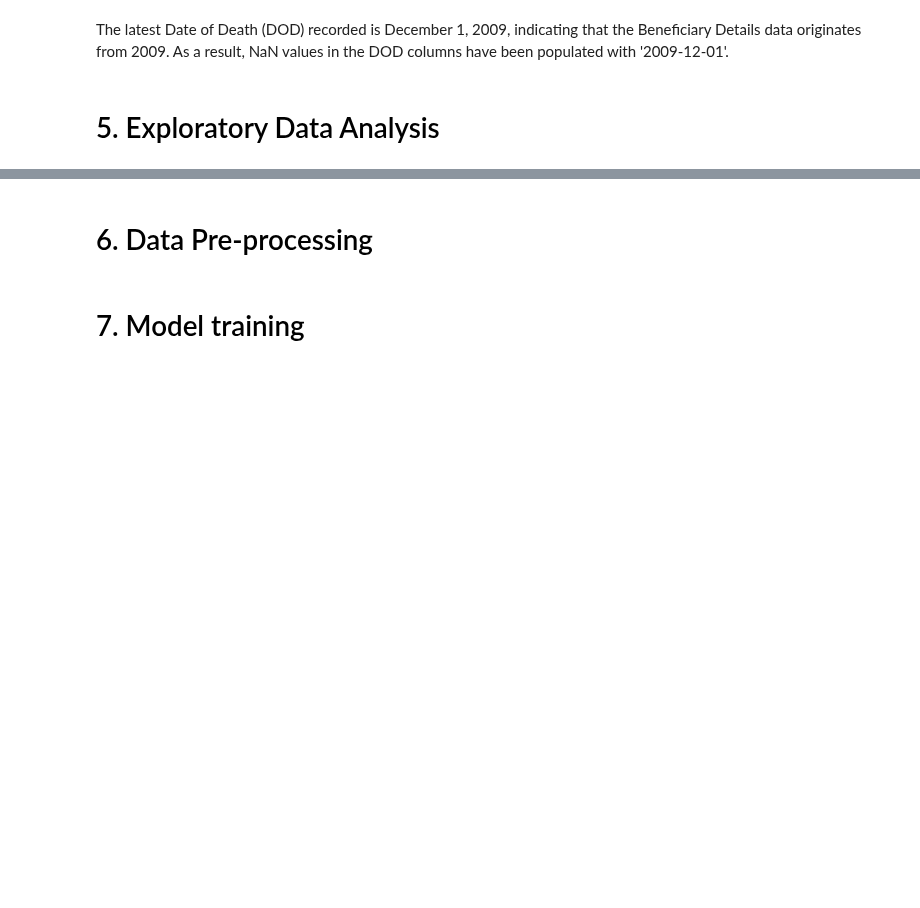
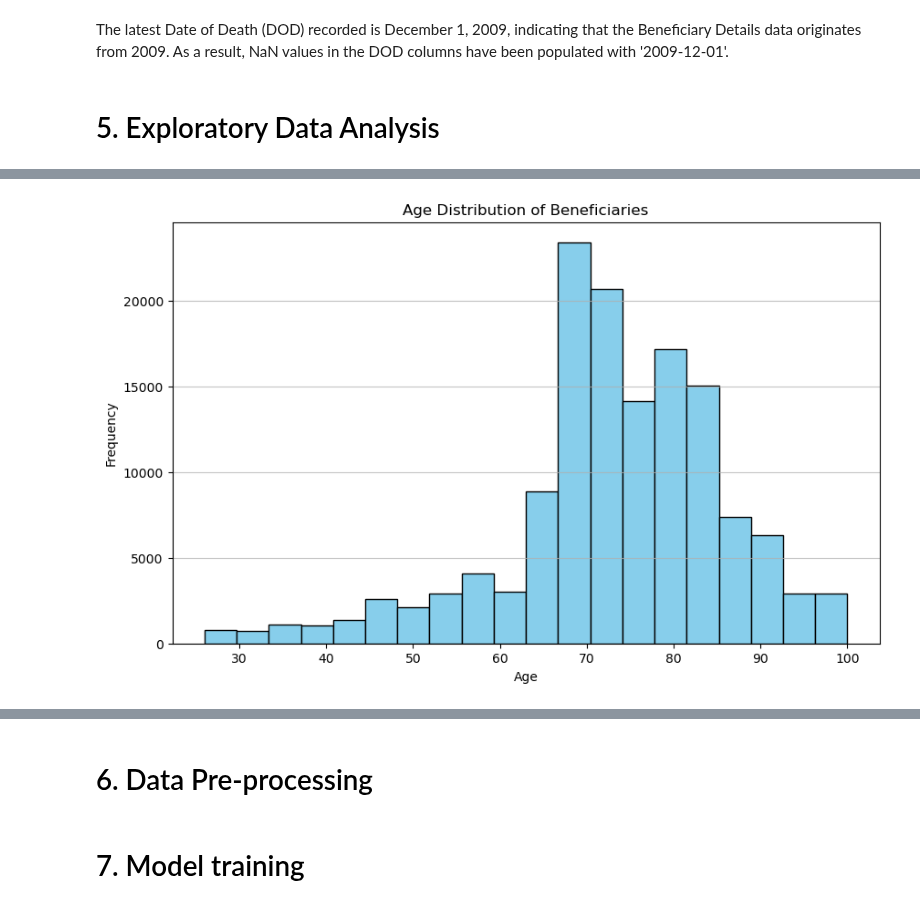
Before and after one commit to Chuma-Gqola/Exploring-_healthcare, a Jupyter notebook: Healthcare_Fraud_Detection.ipynb, the cells around one changed output, grey strips where cells are left out. Drawn from its saved outputs; the diff is of its cells as text; code cells hidden in the pictures; blank space fills up the shorter version.

Commit message:
beneficiary data EDA

```diff
--- a/Healthcare_Fraud_Detection.ipynb
+++ b/Healthcare_Fraud_Detection.ipynb
@@ -165,5 +166,14 @@ The latest Date of Death (DOD) recorded is December 1, 2009, indicating that the
 df_beneficiary["DOD"] = df_beneficiary["DOD"].fillna("2009-12-01")
 # %% [markdown]
 # <font color=black>5. Exploratory Data Analysis</font> <a class="anchor" id="chapter5"></a>
+# %%
+df_beneficiary['Age'] = df_beneficiary['DOD'].dt.year-df_beneficiary['DOB'].dt.year
 # %%
+plt.figure(figsize=(10, 6))
+plt.hist(df_beneficiary['Age'], bins=20, color='skyblue', edgecolor='black')
+plt.title('Age Distribution of Beneficiaries')
+plt.xlabel('Age')
+plt.ylabel('Frequency')
+plt.grid(axis='y', alpha=0.75)
+plt.show()
 # %% [output]
@@ -170,0 +180 @@ Timestamp('2009-12-01 00:00:00')
+[figure, added]
```
Also changed, not shown: parts of 6 cells of this notebook.
